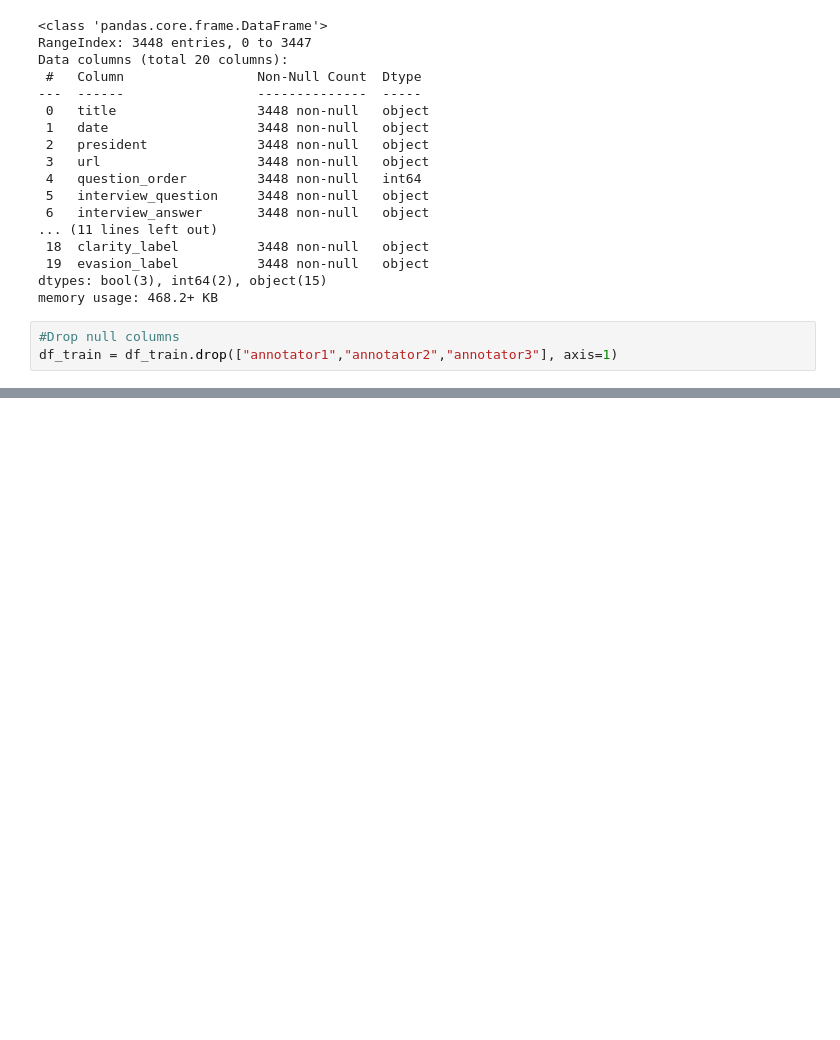
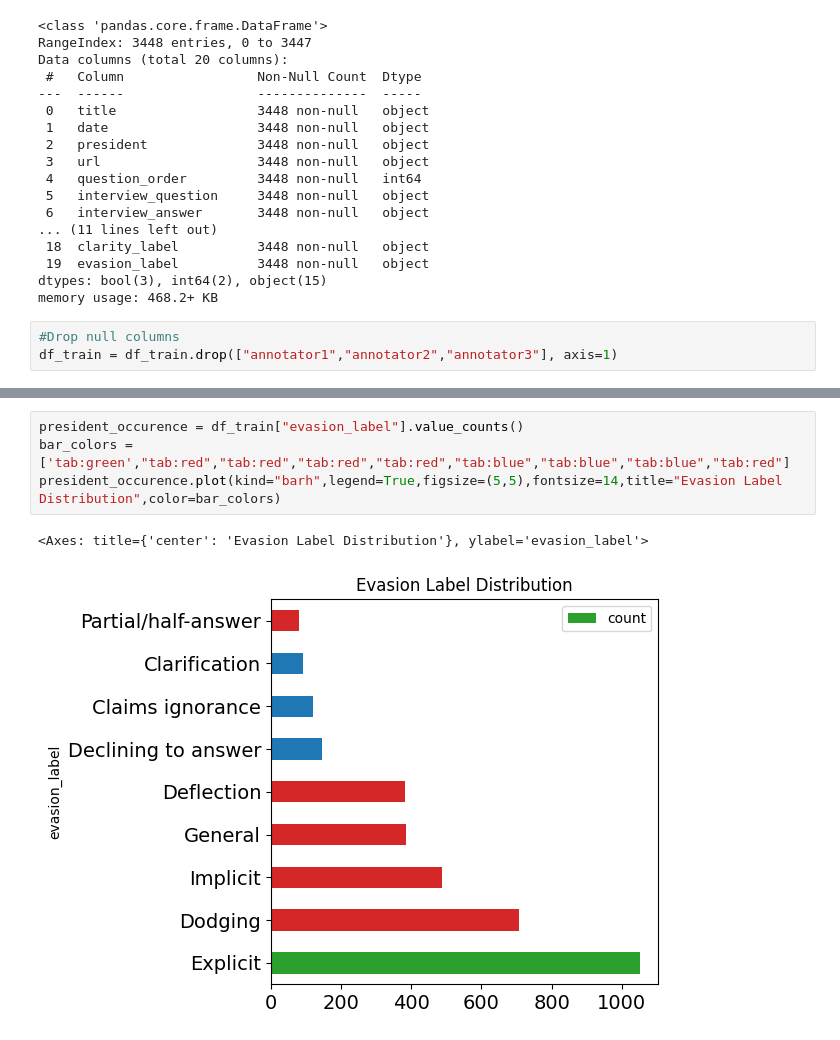
Before and after one commit to Akseldindisyan/CS445_CLARITY_Unmasking-Political-Question-Evasions, a Jupyter notebook: CS445.ipynb, the cells around one changed output, grey strips where cells are left out. Drawn from its saved outputs; the diff is of its cells as text; blank space fills up the shorter version.

```diff
--- a/CS445.ipynb
+++ b/CS445.ipynb
@@ -94,0 +120,7 @@ df_train = df_train.drop(["annotator1","annotator2","annotator3"], axis=1)
+# %%
+president_occurence = df_train["evasion_label"].value_counts()
+bar_colors = ['tab:green',"tab:red","tab:red","tab:red","tab:red","tab:blue","tab:blue","tab:blue","tab:red"]
+president_occurence.plot(kind="barh",legend=True,figsize=(5,5),fontsize=14,title="Evasion Label Distribution",color=bar_colors)
+# %% [output]
+<Axes: title={'center': 'Evasion Label Distribution'}, ylabel='evasion_label'>
+[figure, added]
```
Also changed, not shown: parts of 5 cells of this notebook.
